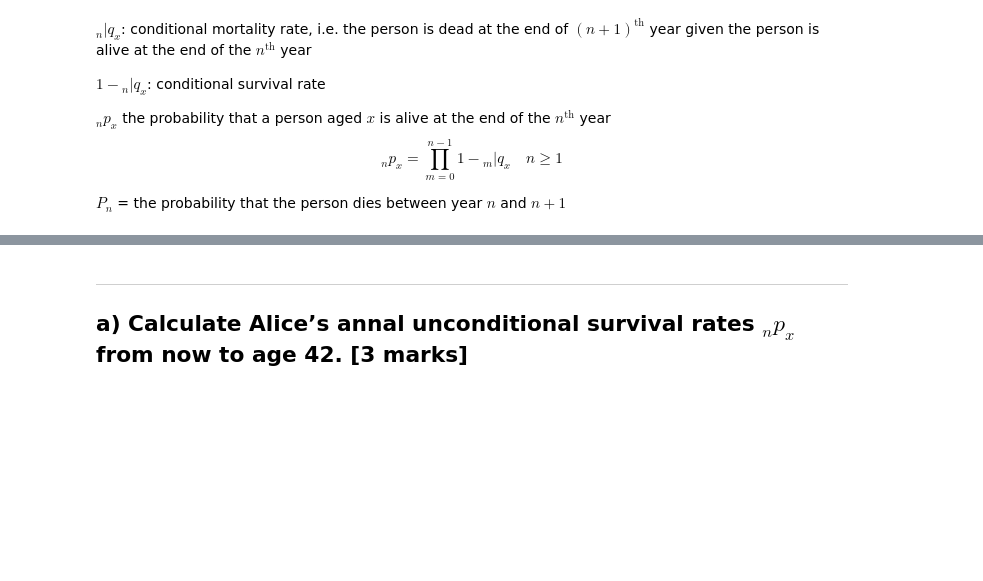
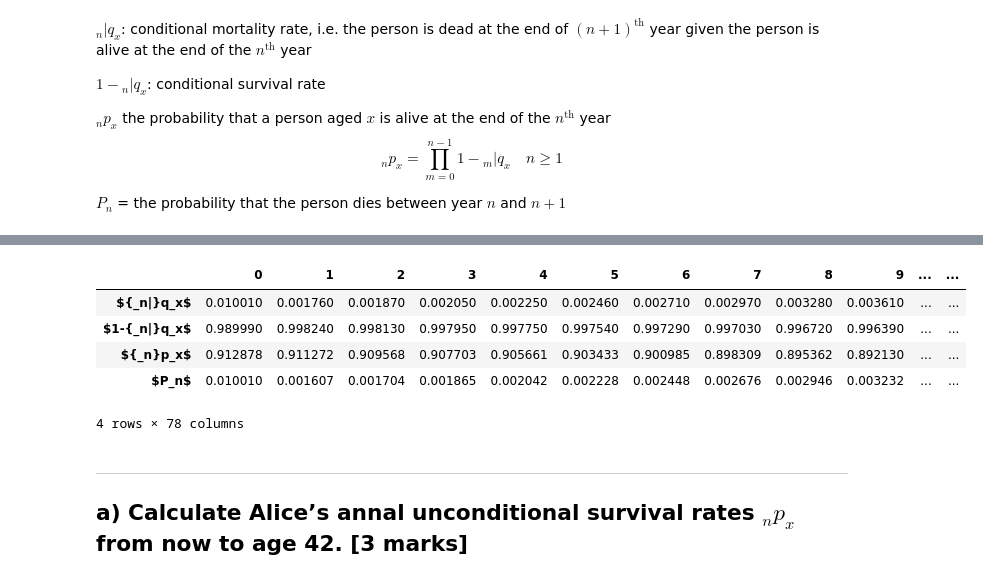
Before and after one commit to Barneyhbrenner/UCL-DF-CW, a Jupyter notebook: Question5.ipynb, the cells around one changed output, grey strips where cells are left out. Saved outputs shown, nothing was run; the diff lists cells and outputs as text; code cells hidden in the pictures; blank space fills up the shorter version.

```diff
--- a/Question5.ipynb
+++ b/Question5.ipynb
@@ -88,3 +91,26 @@ df
+# %%
+ult_df = pd.DataFrame(columns=np.arange(1, len(ult_vector)))
+ult_df.loc['${_n|}q_x$'] = ult_vector * 10**-3
+ult_df.loc['$1-{_n|}q_x$'] =  1 - ult_df.loc['${_n|}q_x$']
+ult_df.loc['${_n}p_x$'] = np.arange(1, len(ult_vector))
+ult_df.loc['$P_n$'] = np.arange(1, len(ult_vector))
+ult_df[0] = df[25]
+ult_df = ult_df.reindex(sorted(ult_df.columns), axis=1)
+n = len(ult_df.columns)
+for i in range(1,n):
+    ult_df.loc['${_n}p_x$', i] = np.multiply(ult_df.loc['$1-{_n|}q_x$', i],
+                                             ult_df.loc['${_n}p_x$', i-1])
+ult_df.loc['$P_n$'] = ult_df.loc['${_n|}q_x$']
+for i in range(1, n):
+    ult_df.loc['$P_n$', i] = ult_df.loc['${_n|}q_x$', i] * ult_df.loc['${_n}p_x$', i-1]
+ult_df
+# %% [output]
+|  | 0 | 1 | 2 | 3 | 4 | 5 | 6 | 7 | 8 | 9 | ... | ... |
+| ${_n|}q_x$ | 0.010010 | 0.001760 | 0.001870 | 0.002050 | 0.002250 | 0.002460 | 0.002710 | 0.002970 | 0.003280 | 0.003610 | ... | ... |
+| $1-{_n|}q_x$ | 0.989990 | 0.998240 | 0.998130 | 0.997950 | 0.997750 | 0.997540 | 0.997290 | 0.997030 | 0.996720 | 0.996390 | ... | ... |
+| ${_n}p_x$ | 0.912878 | 0.911272 | 0.909568 | 0.907703 | 0.905661 | 0.903433 | 0.900985 | 0.898309 | 0.895362 | 0.892130 | ... | ... |
+| $P_n$ | 0.010010 | 0.001607 | 0.001704 | 0.001865 | 0.002042 | 0.002228 | 0.002448 | 0.002676 | 0.002946 | 0.003232 | ... | ... |
+4 rows × 78 columns
 # %% [markdown]
 <hr>
 
```
Also changed, not shown: parts of 7 cells of this notebook, 1 other file.
